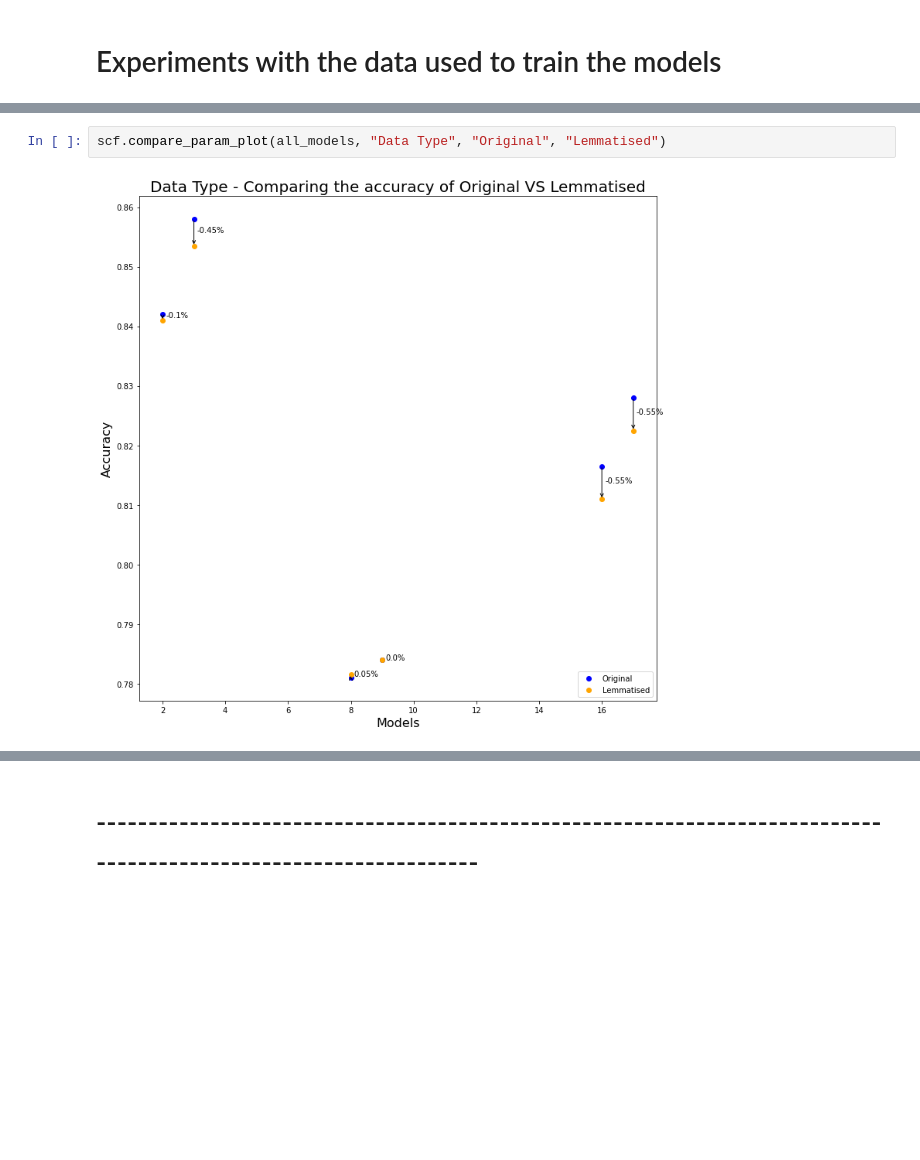
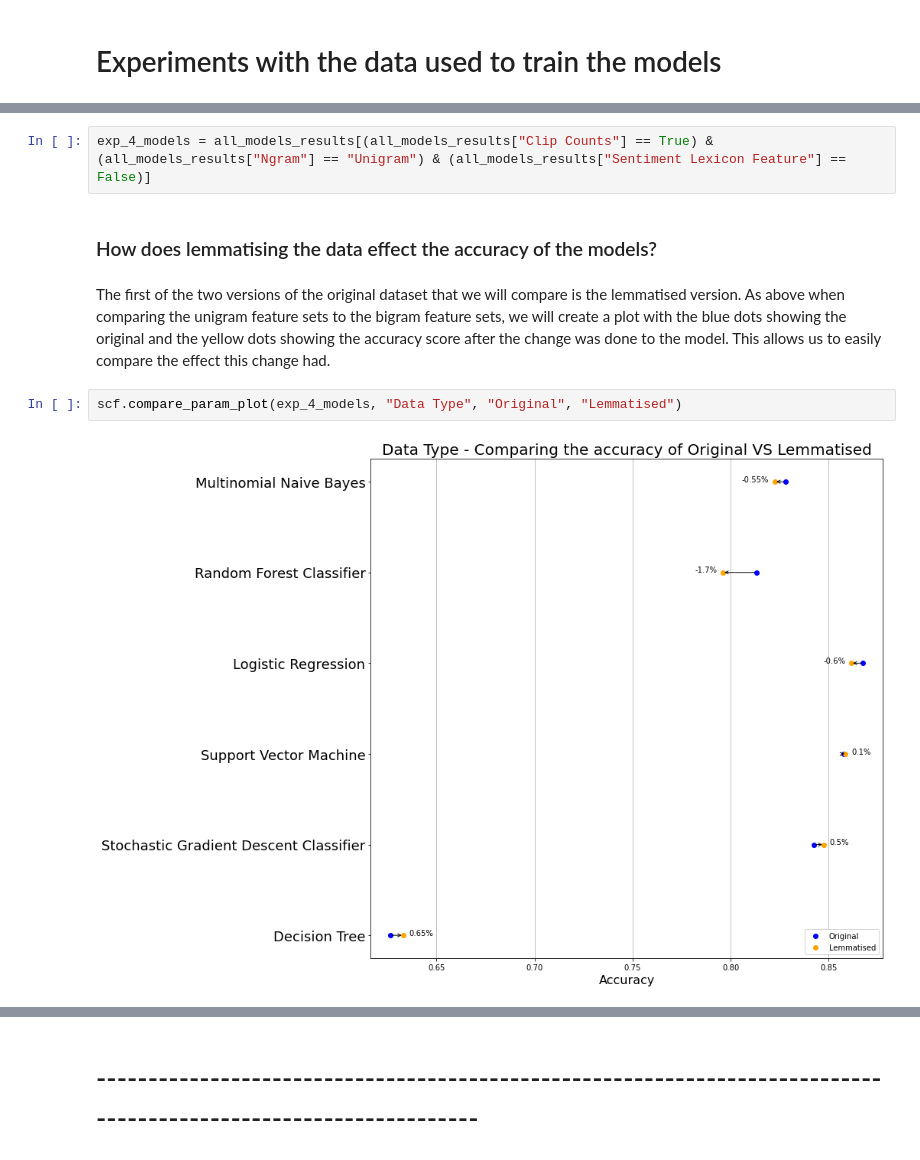
Before and after one commit to Crone1/Movie-Review-Sentiment-Classification-Using-Sklearn, a Jupyter notebook: movie_sentiment_classification.ipynb, the cells around one changed output, grey strips where cells are left out. Cells and saved outputs as stored; diff of their text form; blank space fills up the shorter version.

```diff
--- a/movie_sentiment_classification.ipynb
+++ b/movie_sentiment_classification.ipynb
@@ -473,4 +542,10 @@ scf.compare_param_plot(all_models, "Clip Counts", False, True)
+# %%
+exp_4_models = all_models_results[(all_models_results["Clip Counts"] == True) & (all_models_results["Ngram"] == "Unigram") & (all_models_results["Sentiment Lexicon Feature"] == False)]
+# %% [markdown]
+### How does lemmatising the data effect the accuracy of the models?
+# %% [markdown]
+The first of the two versions of the original dataset that we will compare is the lemmatised version. As above when comparing the unigram feature sets to the bigram feature sets, we will create a plot with the blue dots showing the original and the yellow dots showing the accuracy score after the change was done to the model. This allows us to easily compare the effect this change had.
 # %%
-scf.compare_param_plot(all_models, "Data Type", "Original", "Lemmatised")
+scf.compare_param_plot(exp_4_models, "Data Type", "Original", "Lemmatised")
 # %% [output]
-[figure, old version]
+[figure, new version]
```
Also changed, not shown: parts of 100 cells of this notebook.
